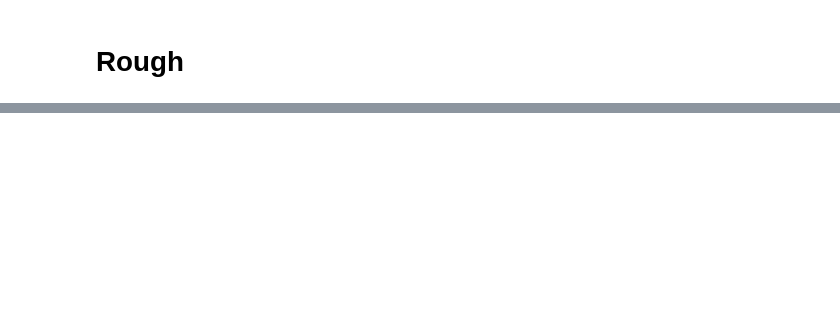
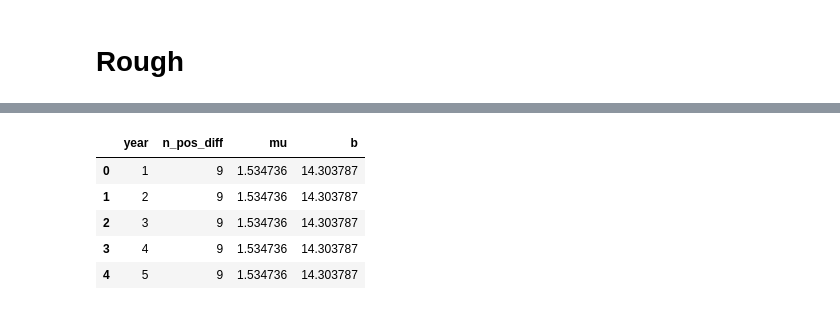
Before and after one commit to nt409/quant-res-doses, a Jupyter notebook: notebooks/001_rough.ipynb, the cells around one changed output, grey strips where cells are left out. Saved outputs shown, nothing was run; the diff lists cells and outputs as text; code cells hidden in the pictures; blank space fills up the shorter version.

```diff
--- a/notebooks/001_rough.ipynb
+++ b/notebooks/001_rough.ipynb
@@ -70,0 +34,9 @@ plt.close('all')
+# %%
+df.head()
+# %% [output]
+|  | year | n_pos_diff | mu | b |
+| 0 | 1 | 9 | 1.534736 | 14.303787 |
+| 1 | 2 | 9 | 1.534736 | 14.303787 |
+| 2 | 3 | 9 | 1.534736 | 14.303787 |
+| 3 | 4 | 9 | 1.534736 | 14.303787 |
+| 4 | 5 | 9 | 1.534736 | 14.303787 |
```
Also changed, not shown: parts of 9 cells of this notebook, 2 other files.
